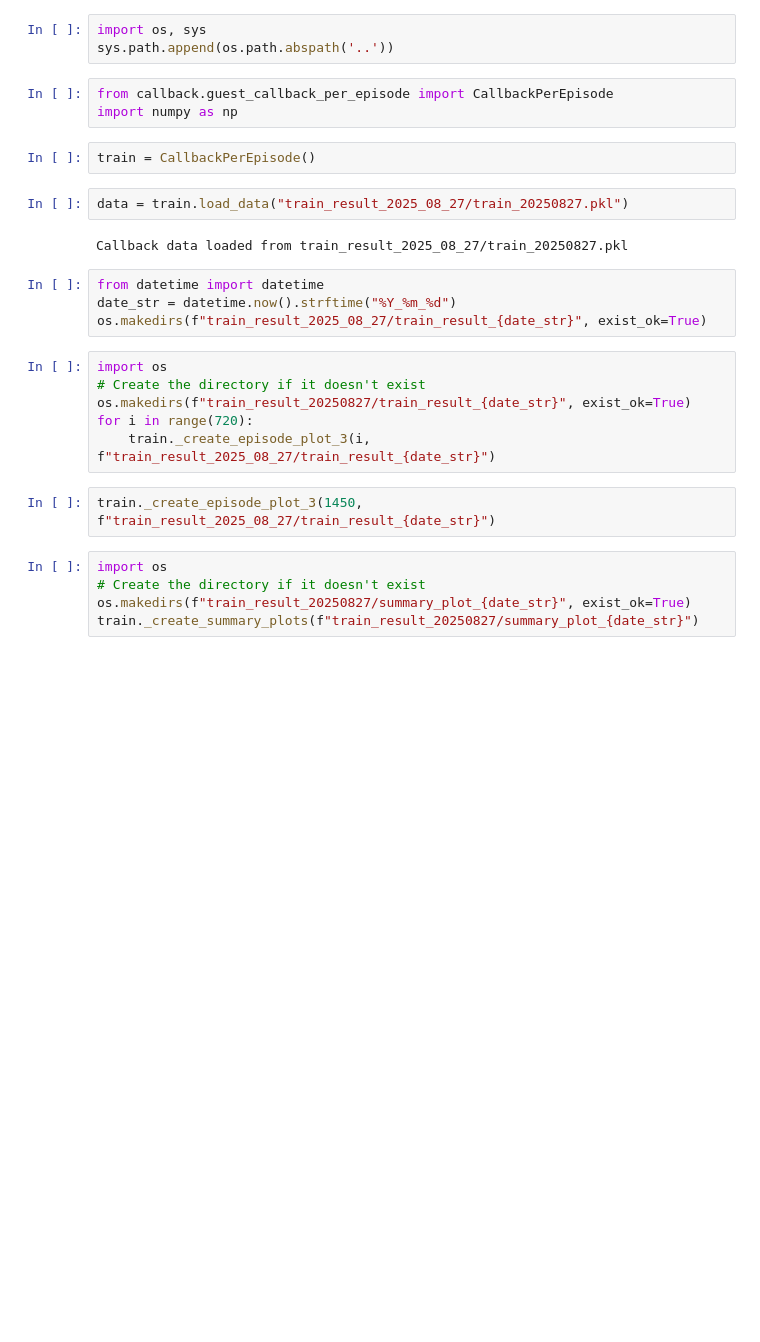
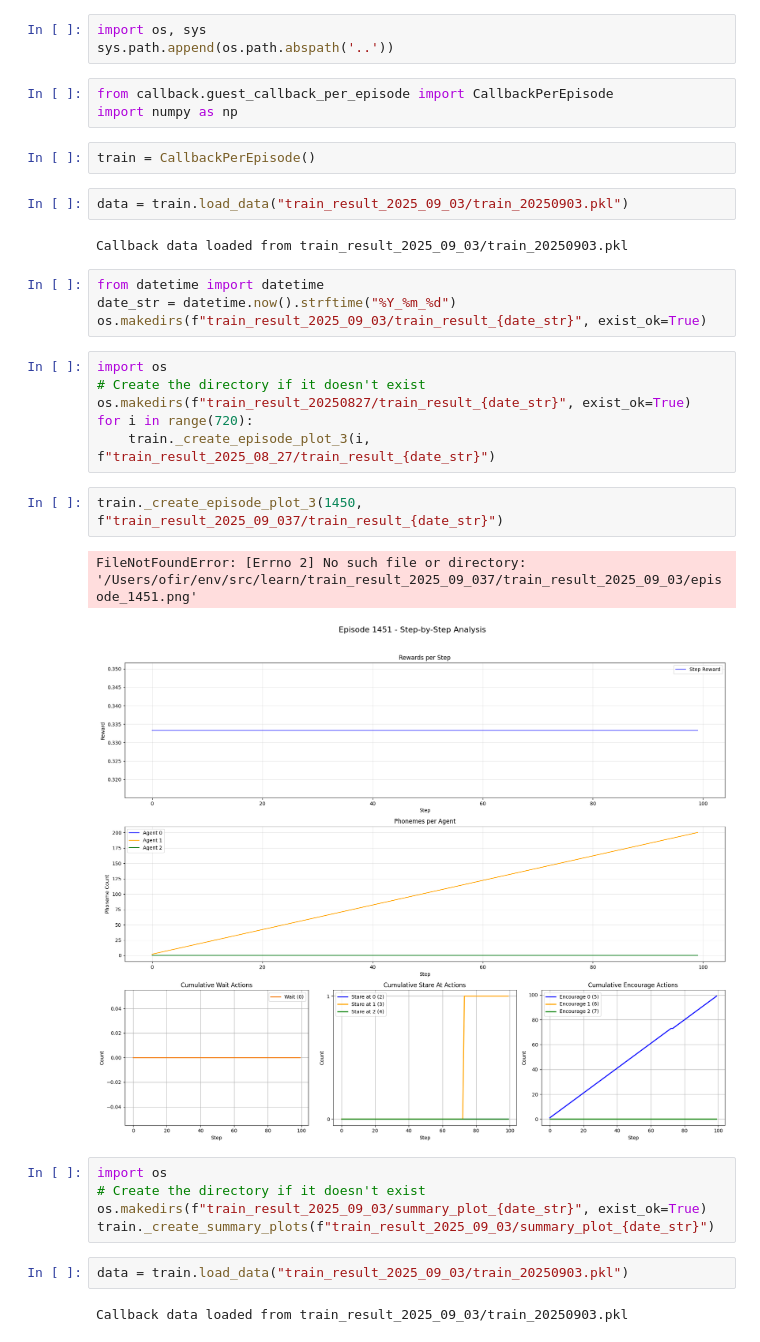
Before and after one commit to ofirmac/env, a Jupyter notebook: src/learn/graphs.ipynb, the cells around one changed output. Saved outputs shown, nothing was run; the diff lists cells and outputs as text; blank space fills up the shorter version.

Commit message:
upload graph

```diff
--- a/src/learn/graphs.ipynb
+++ b/src/learn/graphs.ipynb
@@ -7,13 +7,13 @@ import numpy as np
 # %%
 train = CallbackPerEpisode()
 # %%
-data = train.load_data("train_result_2025_08_27/train_20250827.pkl")
+data = train.load_data("train_result_2025_09_03/train_20250903.pkl")
 # %% [output]
-Callback data loaded from train_result_2025_08_27/train_20250827.pkl
+Callback data loaded from train_result_2025_09_03/train_20250903.pkl
 # %%
 from datetime import datetime
 date_str = datetime.now().strftime("%Y_%m_%d")
-os.makedirs(f"train_result_2025_08_27/train_result_{date_str}", exist_ok=True)
+os.makedirs(f"train_result_2025_09_03/train_result_{date_str}", exist_ok=True)
 # %%
 import os
 # Create the directory if it doesn't exist
@@ -21,9 +21,16 @@ os.makedirs(f"train_result_20250827/train_result_{date_str}", exist_ok=True)
 for i in range(720):
     train._create_episode_plot_3(i, f"train_result_2025_08_27/train_result_{date_str}")
 # %%
-train._create_episode_plot_3(1450, f"train_result_2025_08_27/train_result_{date_str}")
+train._create_episode_plot_3(1450, f"train_result_2025_09_037/train_result_{date_str}")
+# %% [output]
+FileNotFoundError: [Errno 2] No such file or directory: '/Users/ofir/env/src/learn/train_result_2025_09_037/train_result_2025_09_03/episode_1451.png'
+[figure, added]
 # %%
 import os
 # Create the directory if it doesn't exist
-os.makedirs(f"train_result_20250827/summary_plot_{date_str}", exist_ok=True)
-train._create_summary_plots(f"train_result_20250827/summary_plot_{date_str}")
+os.makedirs(f"train_result_2025_09_03/summary_plot_{date_str}", exist_ok=True)
+train._create_summary_plots(f"train_result_2025_09_03/summary_plot_{date_str}")
+# %%
+data = train.load_data("train_result_2025_09_03/train_20250903.pkl")
+# %% [output]
+Callback data loaded from train_result_2025_09_03/train_20250903.pkl
```
Also changed, not shown: parts of 6 cells of this notebook, 4 other files.
